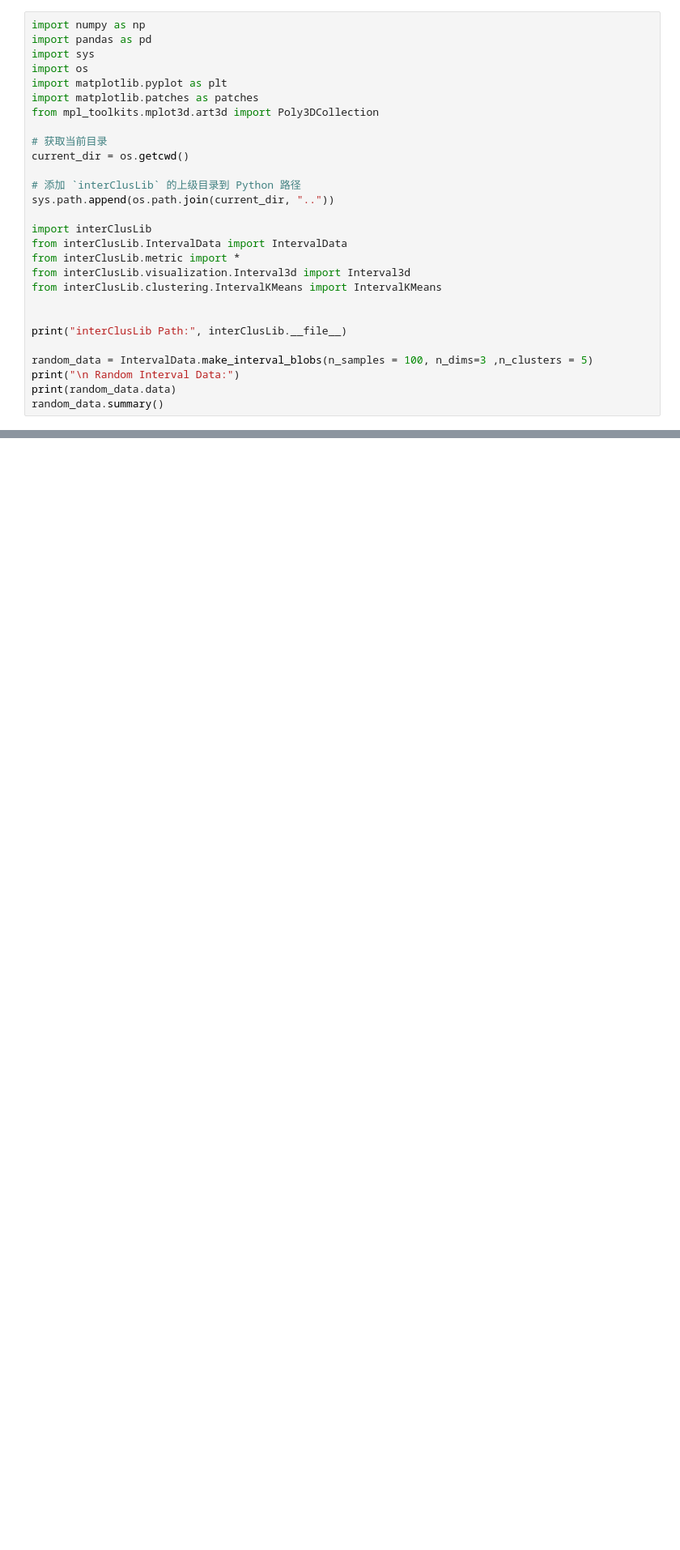
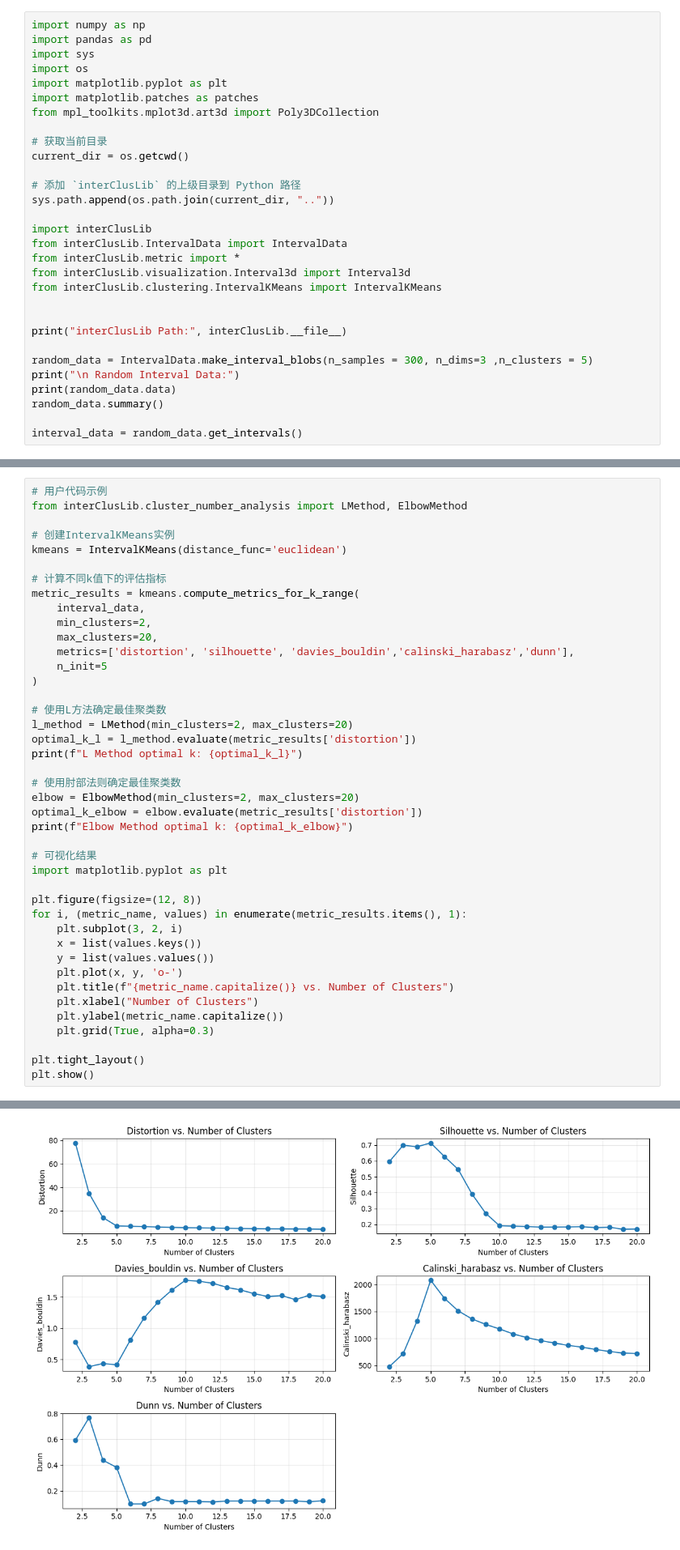
Before and after one commit to hchaenc/InterClusLib, a Jupyter notebook: examples/example_auto.ipynb, the cells around one changed output, grey strips where cells are left out. Shown: that part at 81% size. Drawn from its saved outputs; the diff is of its cells as text; blank space fills up the shorter version.

Commit message:
Jiashu - cluster number evaluation paet one

```diff
--- a/examples/example_auto.ipynb
+++ b/examples/example_auto.ipynb
@@ -22,10 +22,12 @@ from interClusLib.clustering.IntervalKMeans import IntervalKMeans
 
 print("interClusLib Path:", interClusLib.__file__)
 
-random_data = IntervalData.make_interval_blobs(n_samples = 100, n_dims=3 ,n_clusters = 5)
+random_data = IntervalData.make_interval_blobs(n_samples = 300, n_dims=3 ,n_clusters = 5)
 print("\n Random Interval Data:")
 print(random_data.data)
 random_data.summary()
+
+interval_data = random_data.get_intervals()
 # %% [output]
 interClusLib Path: /Users/jiashuchen/Desktop/InterClusLib/examples/../interClusLib/__init__.py
 
@@ -140,0 +77,43 @@ plot_intervals_3D(random_data.get_intervals(), final_model.labels_)
+# %%
+# 用户代码示例
+from interClusLib.cluster_number_analysis import LMethod, ElbowMethod
+
+# 创建IntervalKMeans实例
+kmeans = IntervalKMeans(distance_func='euclidean')
+
+# 计算不同k值下的评估指标
+metric_results = kmeans.compute_metrics_for_k_range(
+    interval_data,
+    min_clusters=2,
+    max_clusters=20,
+    metrics=['distortion', 'silhouette', 'davies_bouldin','calinski_harabasz','dunn'],
+    n_init=5
+)
+
+# 使用L方法确定最佳聚类数
+l_method = LMethod(min_clusters=2, max_clusters=20)
+optimal_k_l = l_method.evaluate(metric_results['distortion'])
+print(f"L Method optimal k: {optimal_k_l}")
+
+# 使用肘部法则确定最佳聚类数
+elbow = ElbowMethod(min_clusters=2, max_clusters=20)
+optimal_k_elbow = elbow.evaluate(metric_results['distortion'])
+print(f"Elbow Method optimal k: {optimal_k_elbow}")
+
+# 可视化结果
+import matplotlib.pyplot as plt
+
+plt.figure(figsize=(12, 8))
+for i, (metric_name, values) in enumerate(metric_results.items(), 1):
+    plt.subplot(3, 2, i)
+    x = list(values.keys())
+    y = list(values.values())
+    plt.plot(x, y, 'o-')
+    plt.title(f"{metric_name.capitalize()} vs. Number of Clusters")
+    plt.xlabel("Number of Clusters")
+    plt.ylabel(metric_name.capitalize())
+    plt.grid(True, alpha=0.3)
+
+plt.tight_layout()
+plt.show()
+# %% [output]
@@ -140,0 +122 @@ plot_intervals_3D(random_data.get_intervals(), final_model.labels_)
+[figure, added]
```
Also changed, not shown: parts of 8 cells of this notebook, 16 other files.
